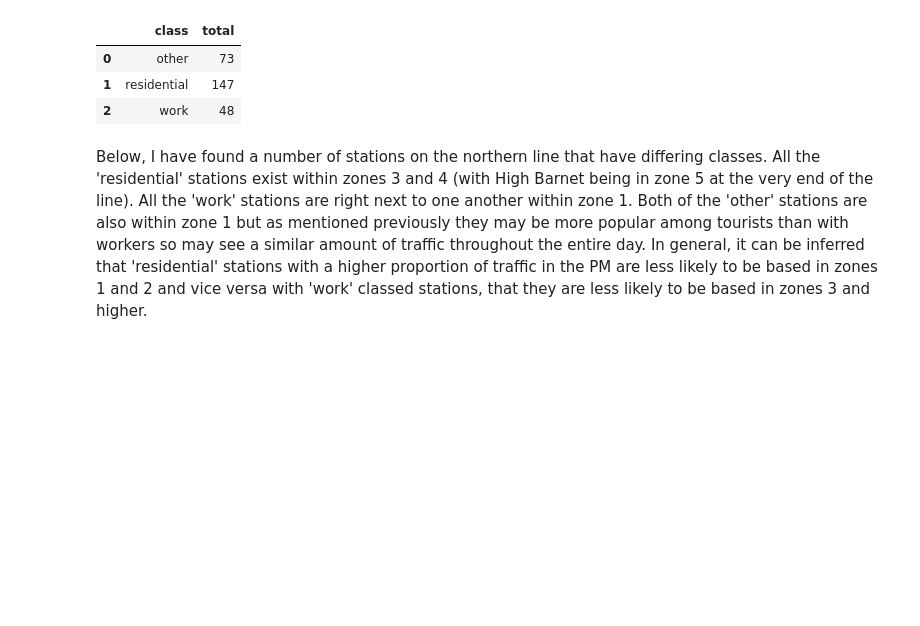
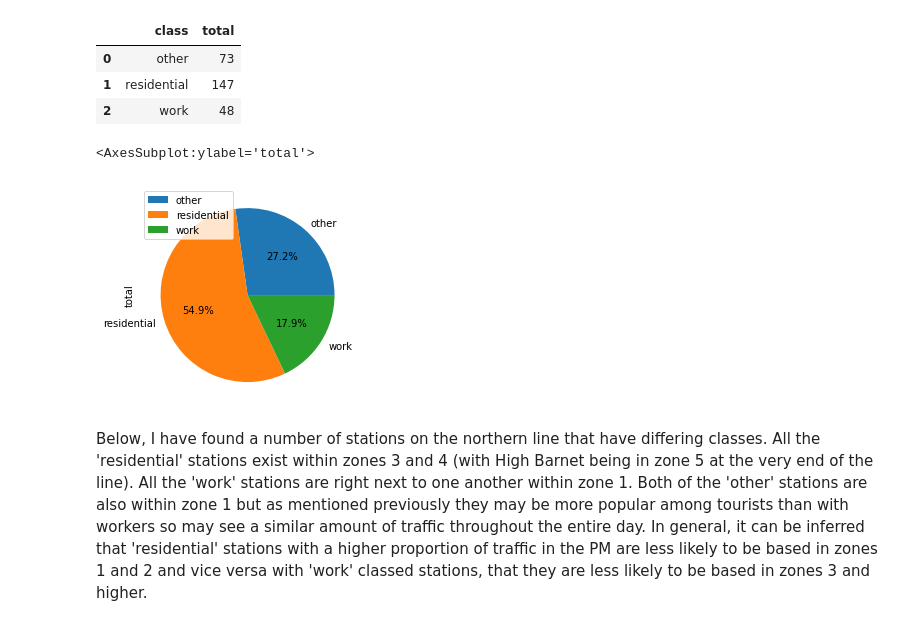
Before and after one commit to elliot-linsey/QMUL, a Jupyter notebook: Statistics/Coursework 1.ipynb, the cells around one changed output. Cells and saved outputs as stored; diff of their text form; code cells hidden in the pictures; blank space fills up the shorter version.

```diff
--- a/Statistics/Coursework 1.ipynb
+++ b/Statistics/Coursework 1.ipynb
@@ -114,6 +117,11 @@ peak_counts_grp
 | 0 | other | 73 |
 | 1 | residential | 147 |
 | 2 | work | 48 |
+# %%
+peak_counts_grp.plot.pie(y='total', autopct='%1.1f%%', labels=['other', 'residential', 'work'])
+# %% [output]
+<AxesSubplot:ylabel='total'>
+[figure, added]
 # %% [markdown]
 Below, I have found a number of stations on the northern line that have differing classes. All the 'residential' stations exist within zones 3 and 4 (with High Barnet being in zone 5 at the very end of the line). All the 'work' stations are right next to one another within zone 1. Both of the 'other' stations are also within zone 1 but as mentioned previously they may be more popular among tourists than with workers so may see a similar amount of traffic throughout the entire day. In general, it can be inferred that 'residential' stations with a higher proportion of traffic in the PM are less likely to be based in zones 1 and 2 and vice versa with 'work' classed stations, that they are less likely to be based in zones 3 and higher.
 # %%
```
Also changed, not shown: parts of 2 cells of this notebook, 2 other files.
